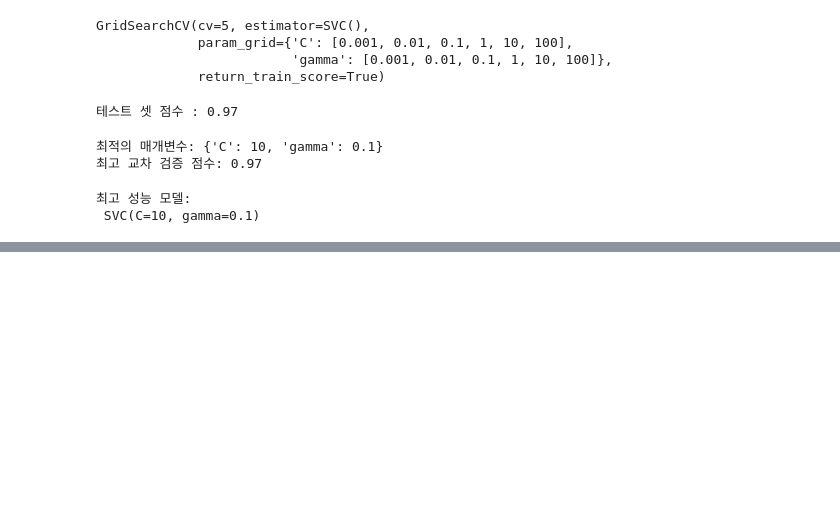
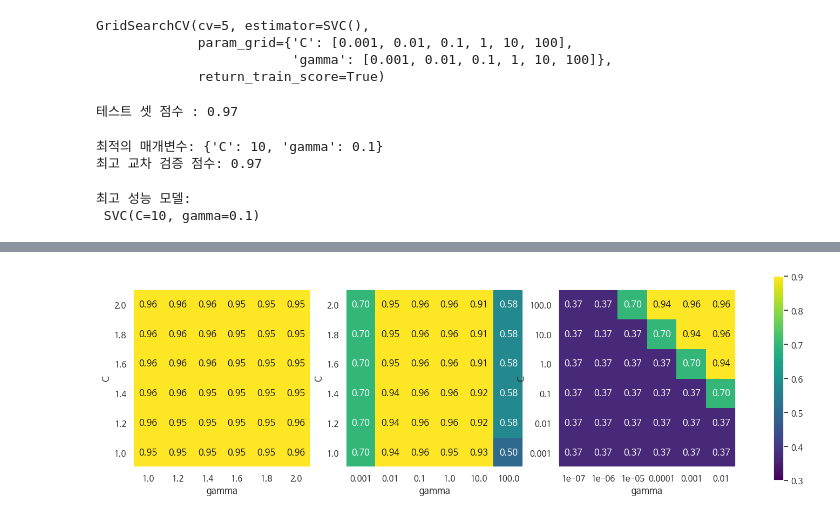
Before and after one commit to 201ssc/python_test1, a Jupyter notebook: 5_2_그리드_서치.ipynb, the cells around one changed output, grey strips where cells are left out. Drawn from its saved outputs; the diff is of its cells as text; code cells hidden in the pictures; blank space fills up the shorter version.

```diff
--- a/5_2_그리드_서치.ipynb
+++ b/5_2_그리드_서치.ipynb
@@ -235,0 +277,25 @@ print('최고 성능 모델:\n', grid_search.best_estimator_)
+# %%
+# 잘못된 그리디 범위 그래프 그리기
+from sklearn.model_selection import GridSearchCV
+
+fig, axes = plt.subplots(1,3,figsize=(18,5))
+param_grid_linear = {'C': np.linspace(1,2,6), 'gamma': np.linspace(1,2,6)}
+
+param_grid_one_log = {'C': np.linspace(1,2,6), 'gamma': np.logspace(-3,2,6)}
+
+param_grid_range = {'C': np.logspace(-3,2,6), 'gamma': np.logspace(-7,-2,6)}
+
+for param_grid, ax in zip([param_grid_linear, param_grid_one_log, param_grid_range], axes):
+  grid_search =GridSearchCV(SVC(), param_grid, cv=5)
+  grid_search.fit(X_train, y_train)
+  scores = grid_search.cv_results_['mean_test_score'].reshape(6,6)
+
+  # 교차 검증 평균 점수의 히트맵 그래프
+  scores_image = mglearn.tools.heatmap(
+        scores, xlabel='gamma', ylabel='C', xticklabels=param_grid['gamma'],
+        yticklabels=param_grid['C'], cmap="viridis", ax=ax, vmin=0.3, vmax=0.9)
+
+plt.colorbar(scores_image, ax=axes.tolist())
+plt.show() # 책에는 없음
+# %% [output]
+[figure, added]
```
Also changed, not shown: parts of 11 cells of this notebook.
